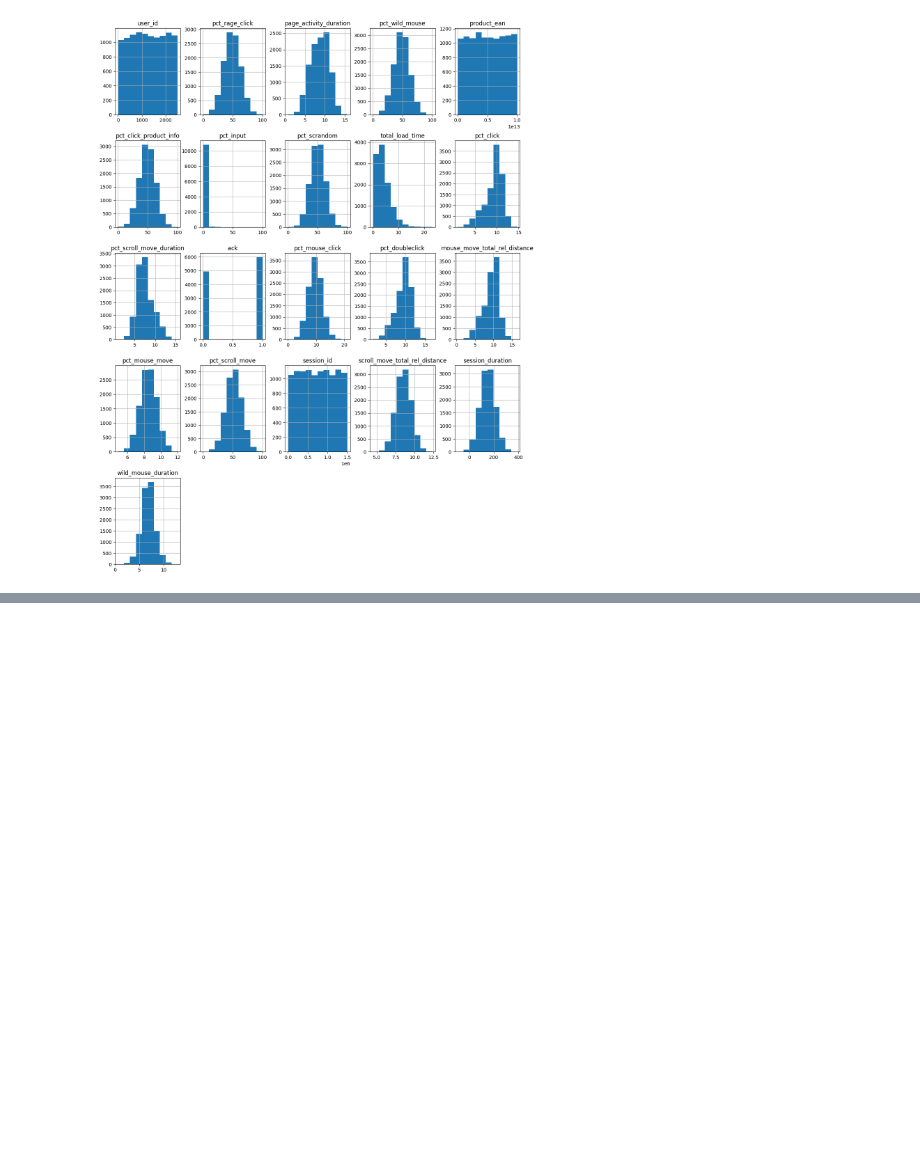
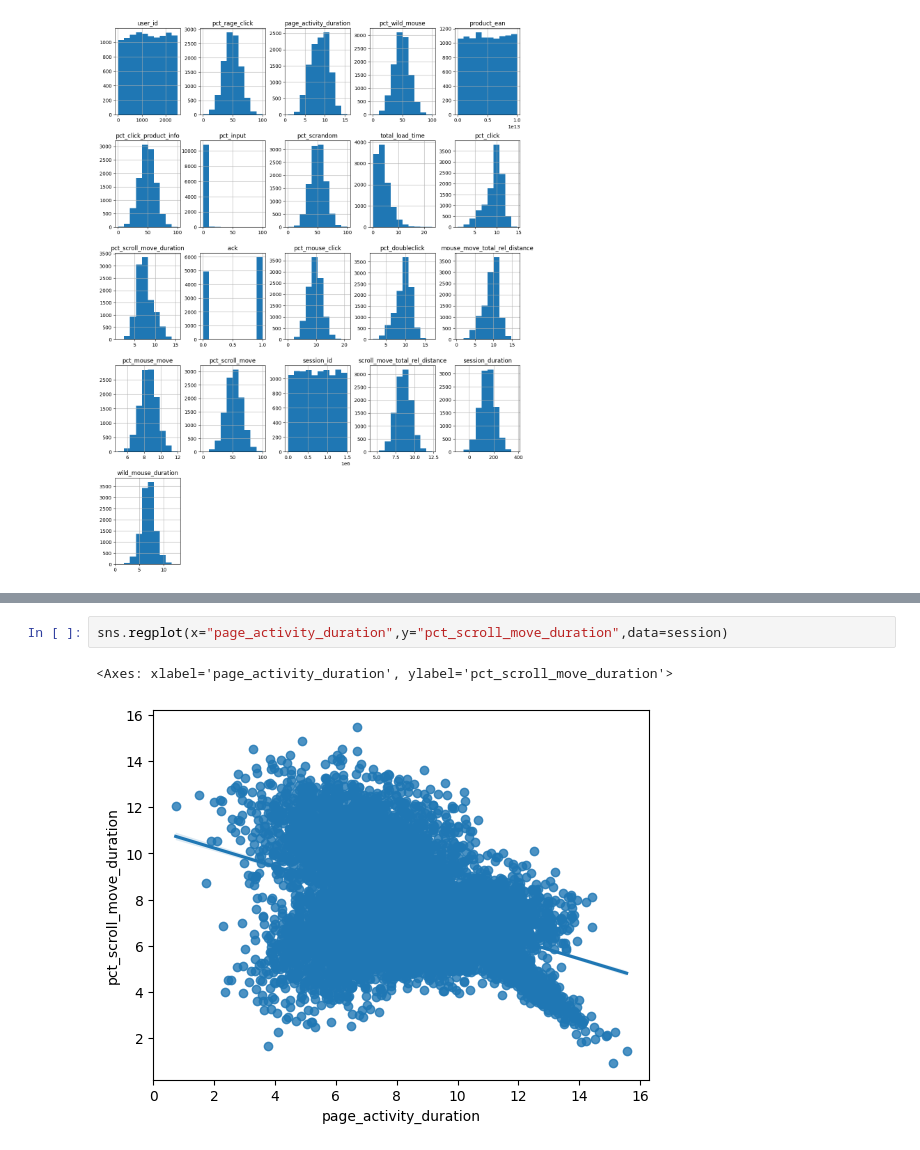
Before and after one commit to LukasLovas/IAU_Project_LL_DL, a Jupyter notebook: zadanie_1_časť.ipynb, the cells around one changed output, grey strips where cells are left out. Drawn from its saved outputs; the diff is of its cells as text; blank space fills up the shorter version.

```diff
--- a/zadanie_1_časť.ipynb
+++ b/zadanie_1_časť.ipynb
@@ -689,0 +711,5 @@ array([[<Axes: title={'center': 'user_id'}>,
+# %%
+sns.regplot(x="page_activity_duration",y="pct_scroll_move_duration",data=session)
+# %% [output]
+<Axes: xlabel='page_activity_duration', ylabel='pct_scroll_move_duration'>
+[figure, added]
```
Also changed, not shown: parts of 21 cells of this notebook.
